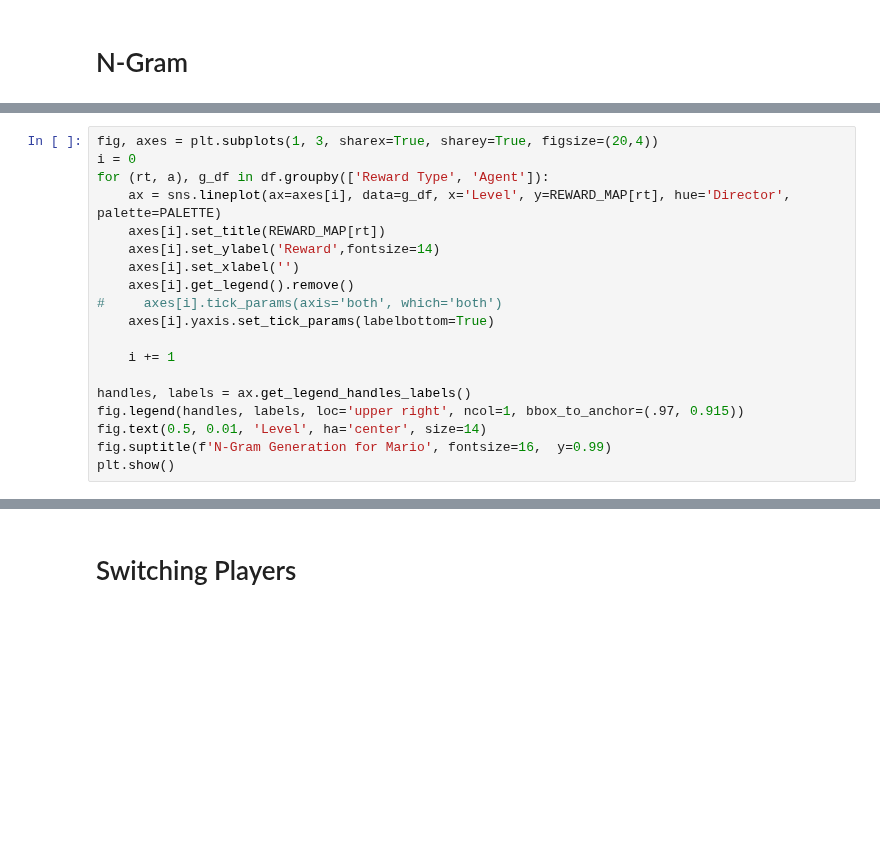
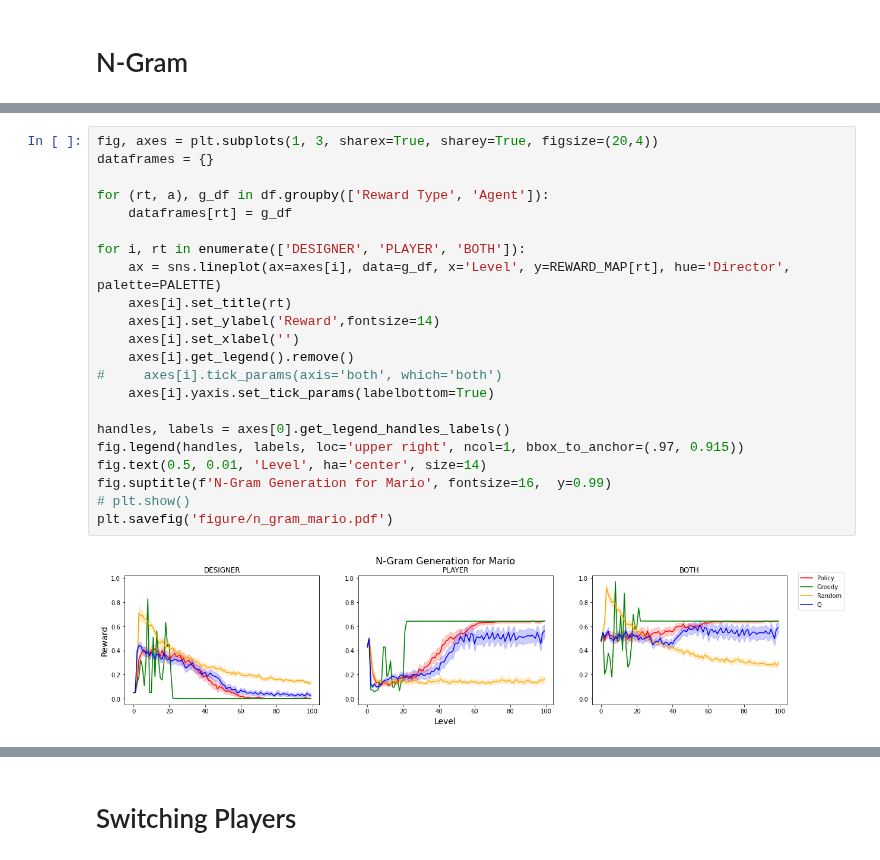
Before and after one commit to crowdgames/mdp-level-assembly, a Jupyter notebook: Analysis.ipynb, the cells around one changed output, grey strips where cells are left out. Drawn from its saved outputs; the diff is of its cells as text; blank space fills up the shorter version.

```diff
--- a/Analysis.ipynb
+++ b/Analysis.ipynb
@@ -368,19 +382,24 @@ df, info = get_all_player_playthroughs(config, 'player')
 # %%
 fig, axes = plt.subplots(1, 3, sharex=True, sharey=True, figsize=(20,4))
-i = 0
+dataframes = {}
+
 for (rt, a), g_df in df.groupby(['Reward Type', 'Agent']):
+    dataframes[rt] = g_df
+
+for i, rt in enumerate(['DESIGNER', 'PLAYER', 'BOTH']):
     ax = sns.lineplot(ax=axes[i], data=g_df, x='Level', y=REWARD_MAP[rt], hue='Director', palette=PALETTE)
-    axes[i].set_title(REWARD_MAP[rt])
+    axes[i].set_title(rt)
     axes[i].set_ylabel('Reward',fontsize=14)
     axes[i].set_xlabel('')
     axes[i].get_legend().remove()
 #     axes[i].tick_params(axis='both', which='both')
     axes[i].yaxis.set_tick_params(labelbottom=True)
 
-    i += 1
-
-handles, labels = ax.get_legend_handles_labels()
+handles, labels = axes[0].get_legend_handles_labels()
 fig.legend(handles, labels, loc='upper right', ncol=1, bbox_to_anchor=(.97, 0.915))
 fig.text(0.5, 0.01, 'Level', ha='center', size=14)
 fig.suptitle(f'N-Gram Generation for Mario', fontsize=16,  y=0.99)
-plt.show()
+# plt.show()
+plt.savefig('figure/n_gram_mario.pdf')
+# %% [output]
+[figure, added]
```
Also changed, not shown: parts of 19 cells of this notebook, 6 other files.
